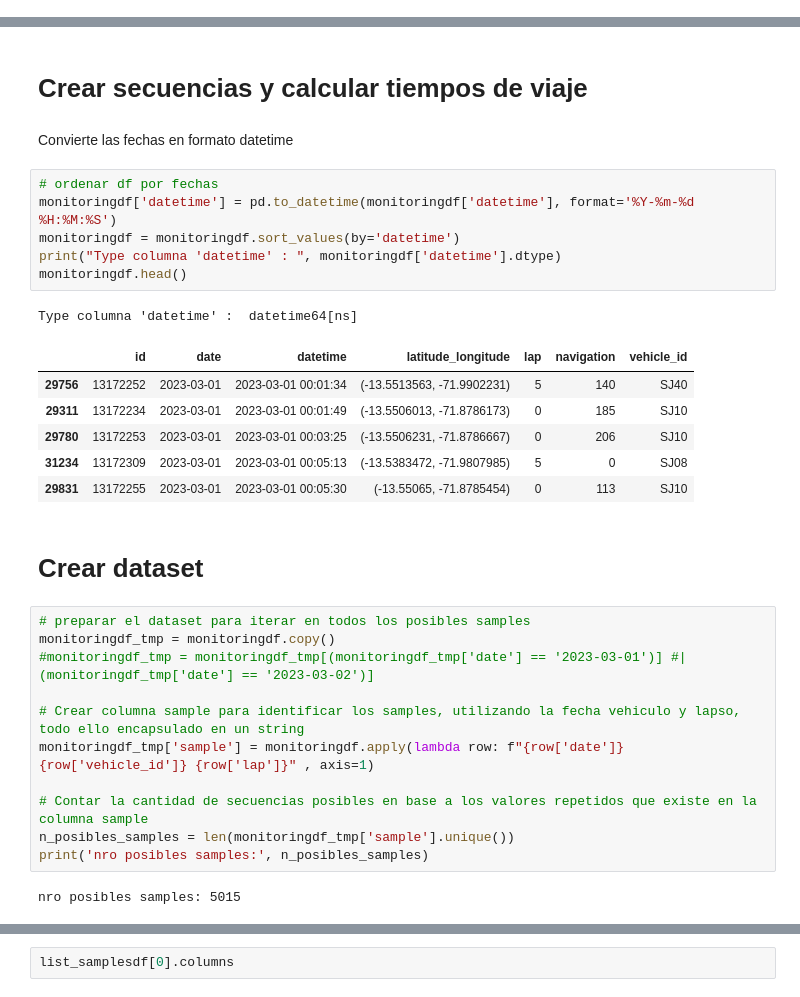
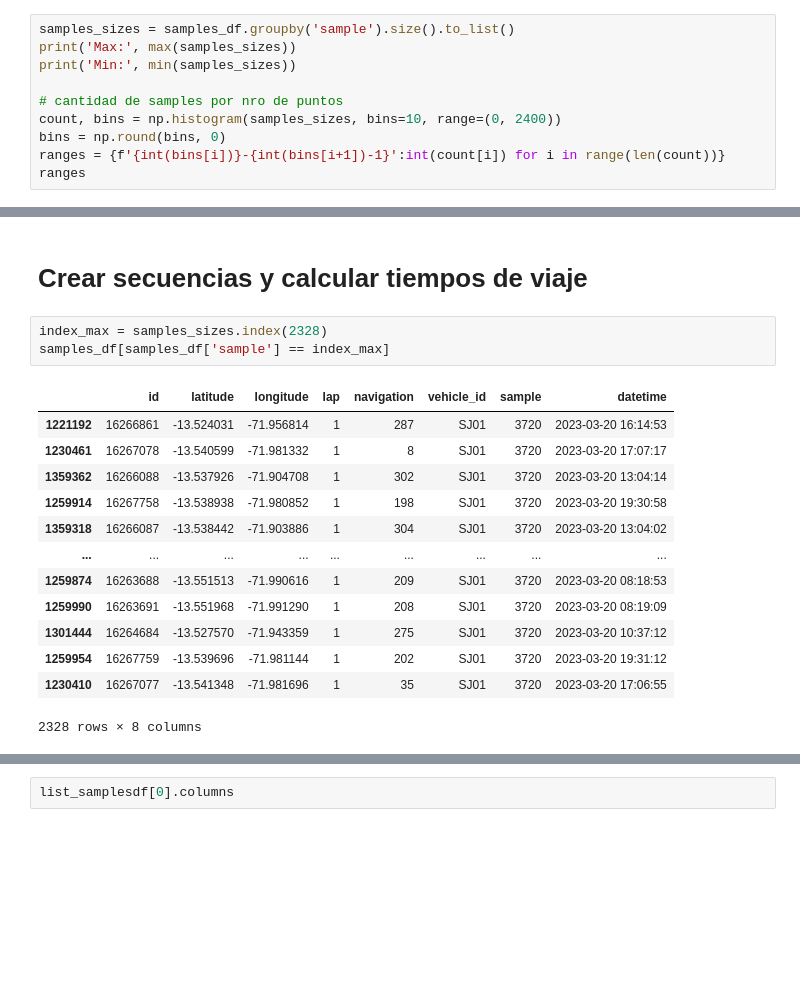
Before and after one commit to etson32/TravelTimePrediction-Cusco, a Jupyter notebook: code/1-generar_dataset.ipynb, the cells around one changed output, grey strips where cells are left out. Cells and saved outputs as stored; diff of their text form; blank space fills up the shorter version.

```diff
--- a/code/1-generar_dataset.ipynb
+++ b/code/1-generar_dataset.ipynb
@@ -237,0 +261,10 @@ Cantidad de NaNs:
+# %%
+samples_sizes = samples_df.groupby('sample').size().to_list()
+print('Max:', max(samples_sizes))
+print('Min:', min(samples_sizes))
+
+# cantidad de samples por nro de puntos
+count, bins = np.histogram(samples_sizes, bins=10, range=(0, 2400))
+bins = np.round(bins, 0)
+ranges = {f'{int(bins[i])}-{int(bins[i+1])-1}':int(count[i]) for i in range(len(count))}
+ranges
@@ -304,34 +467,20 @@ def time_travel(row, df):
     return row
 # %% [markdown]
 # Crear secuencias y calcular tiempos de viaje
-# %% [markdown]
-Convierte las fechas en formato datetime
-# %%
-# ordenar df por fechas
-monitoringdf['datetime'] = pd.to_datetime(monitoringdf['datetime'], format='%Y-%m-%d %H:%M:%S')
-monitoringdf = monitoringdf.sort_values(by='datetime')
-print("Type columna 'datetime' : ", monitoringdf['datetime'].dtype)
-monitoringdf.head()
-# %% [output]
-Type columna 'datetime' :  datetime64[ns]
-|  | id | date | datetime | latitude_longitude | lap | navigation | vehicle_id |
-| 29756 | 13172252 | 2023-03-01 | 2023-03-01 00:01:34 | (-13.5513563, -71.9902231) | 5 | 140 | SJ40 |
-| 29311 | 13172234 | 2023-03-01 | 2023-03-01 00:01:49 | (-13.5506013, -71.8786173) | 0 | 185 | SJ10 |
-| 29780 | 13172253 | 2023-03-01 | 2023-03-01 00:03:25 | (-13.5506231, -71.8786667) | 0 | 206 | SJ10 |
-| 31234 | 13172309 | 2023-03-01 | 2023-03-01 00:05:13 | (-13.5383472, -71.9807985) | 5 | 0 | SJ08 |
-| 29831 | 13172255 | 2023-03-01 | 2023-03-01 00:05:30 | (-13.55065, -71.8785454) | 0 | 113 | SJ10 |
-# %% [markdown]
-# Crear dataset
-# %%
-# preparar el dataset para iterar en todos los posibles samples
-monitoringdf_tmp = monitoringdf.copy()
-#monitoringdf_tmp = monitoringdf_tmp[(monitoringdf_tmp['date'] == '2023-03-01')] #| (monitoringdf_tmp['date'] == '2023-03-02')]
-
-# Crear columna sample para identificar los samples, utilizando la fecha vehiculo y lapso, todo ello encapsulado en un string
-monitoringdf_tmp['sample'] = monitoringdf.apply(lambda row: f"{row['date']} {row['vehicle_id']} {row['lap']}" , axis=1)
-
-# Contar la cantidad de secuencias posibles en base a los valores repetidos que existe en la columna sample
-n_posibles_samples = len(monitoringdf_tmp['sample'].unique())
-print('nro posibles samples:', n_posibles_samples)
-# %% [output]
-nro posibles samples: 5015
+# %%
+index_max = samples_sizes.index(2328)
+samples_df[samples_df['sample'] == index_max]
+# %% [output]
+|  | id | latitude | longitude | lap | navigation | vehicle_id | sample | datetime |
+| 1221192 | 16266861 | -13.524031 | -71.956814 | 1 | 287 | SJ01 | 3720 | 2023-03-20 16:14:53 |
+| 1230461 | 16267078 | -13.540599 | -71.981332 | 1 | 8 | SJ01 | 3720 | 2023-03-20 17:07:17 |
+| 1359362 | 16266088 | -13.537926 | -71.904708 | 1 | 302 | SJ01 | 3720 | 2023-03-20 13:04:14 |
+| 1259914 | 16267758 | -13.538938 | -71.980852 | 1 | 198 | SJ01 | 3720 | 2023-03-20 19:30:58 |
+| 1359318 | 16266087 | -13.538442 | -71.903886 | 1 | 304 | SJ01 | 3720 | 2023-03-20 13:04:02 |
+| ... | ... | ... | ... | ... | ... | ... | ... | ... |
+| 1259874 | 16263688 | -13.551513 | -71.990616 | 1 | 209 | SJ01 | 3720 | 2023-03-20 08:18:53 |
+| 1259990 | 16263691 | -13.551968 | -71.991290 | 1 | 208 | SJ01 | 3720 | 2023-03-20 08:19:09 |
+| 1301444 | 16264684 | -13.527570 | -71.943359 | 1 | 275 | SJ01 | 3720 | 2023-03-20 10:37:12 |
+| 1259954 | 16267759 | -13.539696 | -71.981144 | 1 | 202 | SJ01 | 3720 | 2023-03-20 19:31:12 |
+| 1230410 | 16267077 | -13.541348 | -71.981696 | 1 | 35 | SJ01 | 3720 | 2023-03-20 17:06:55 |
+2328 rows × 8 columns
```
Also changed, not shown: parts of 41 cells of this notebook, 2 other files.
